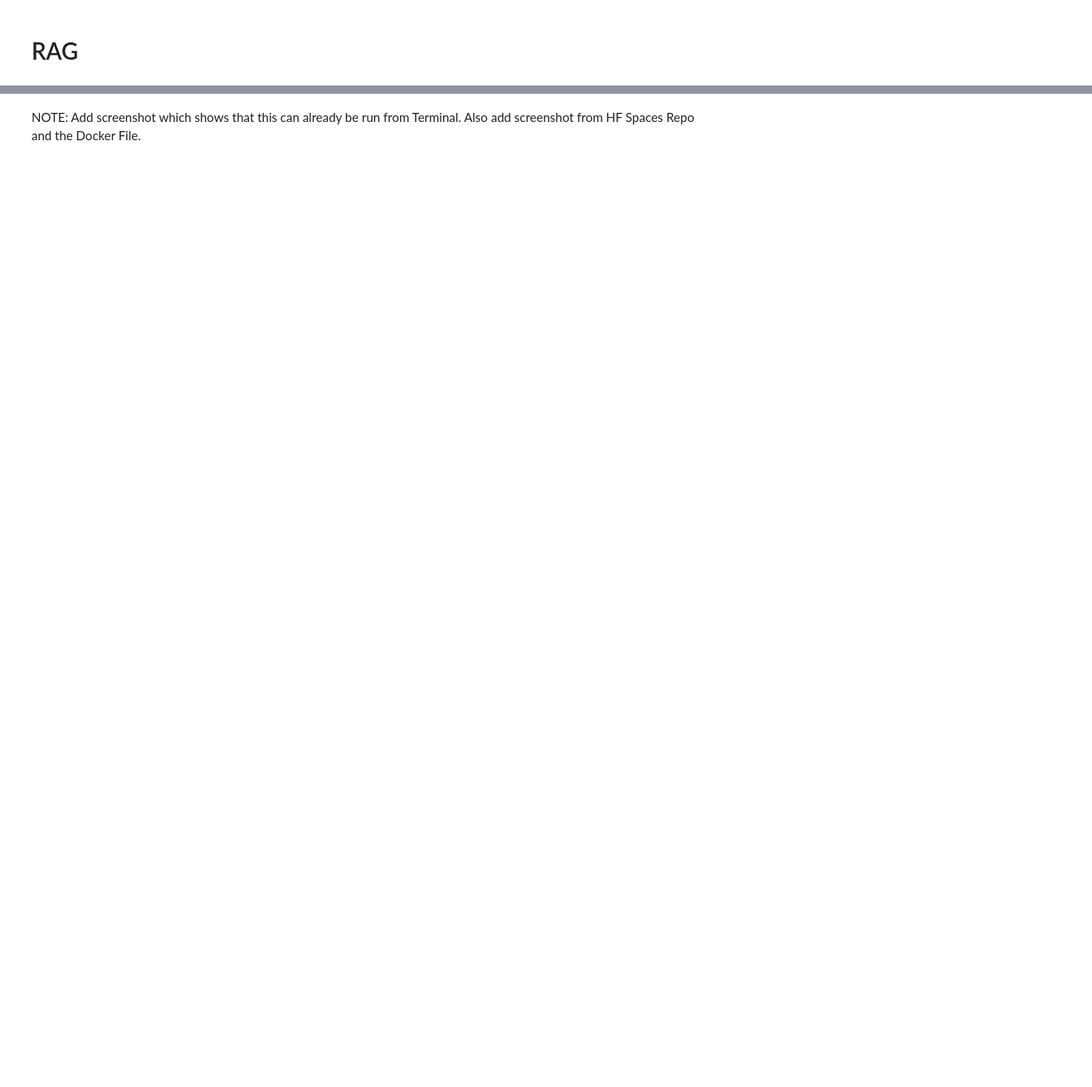
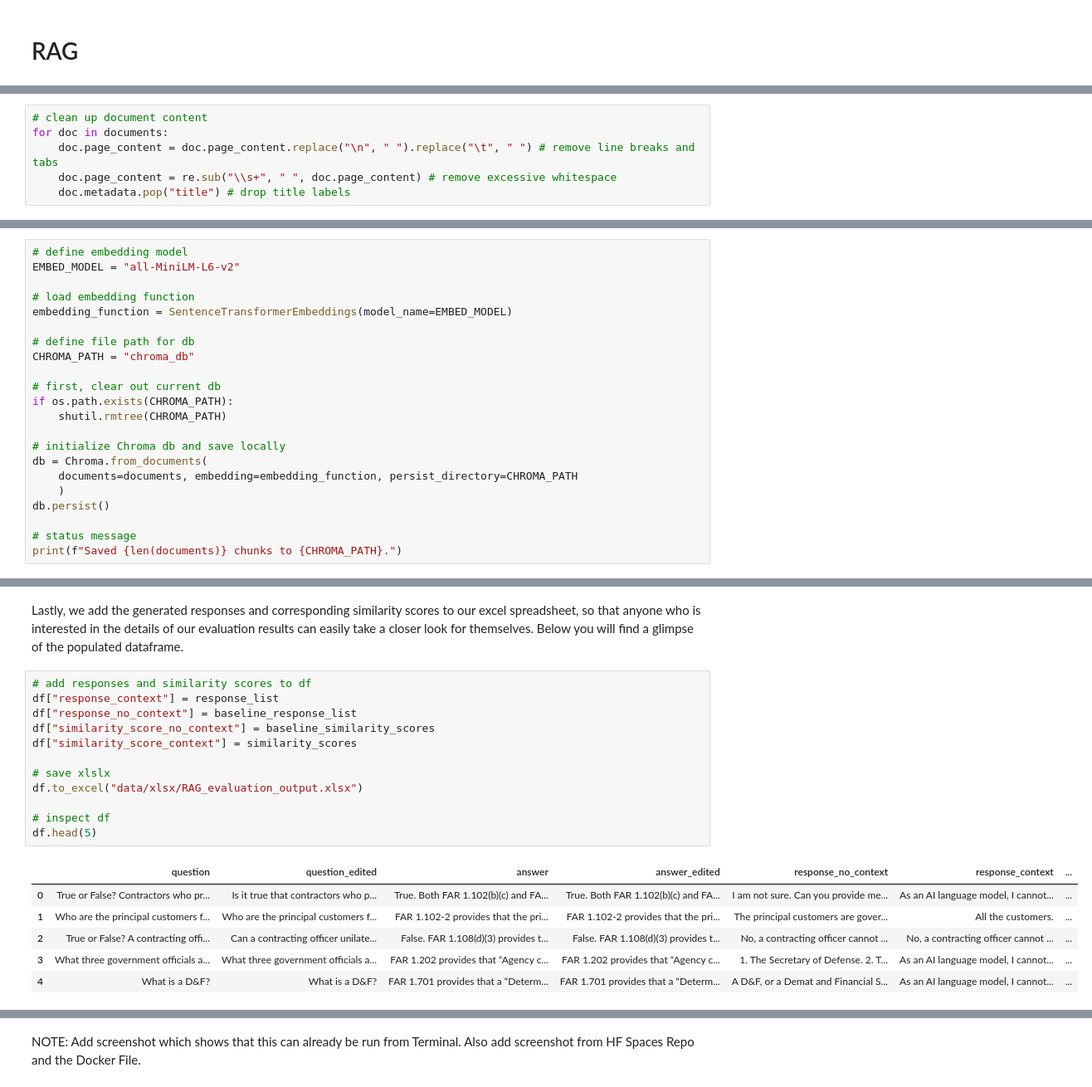
Before and after one commit to kaifoerster/dl-tutorial, a Jupyter notebook: Tutorial_RAG-C.ipynb, the cells around one changed output, grey strips where cells are left out. Shown at 83% size. Saved outputs shown, nothing was run; the diff lists cells and outputs as text; blank space fills up the shorter version.

```diff
--- a/Tutorial_RAG-C.ipynb
+++ b/Tutorial_RAG-C.ipynb
@@ -411,0 +442,6 @@ Replace the heading with the appropriate title for each subtask.
+# %%
+# clean up document content
+for doc in documents:
+    doc.page_content = doc.page_content.replace("\n", " ").replace("\t", " ") # remove line breaks and tabs
+    doc.page_content = re.sub("\\s+", " ", doc.page_content) # remove excessive whitespace
+    doc.metadata.pop("title") # drop title labels
@@ -411,0 +515,22 @@ Replace the heading with the appropriate title for each subtask.
+# %%
+# define embedding model
+EMBED_MODEL = "all-MiniLM-L6-v2"
+
+# load embedding function
+embedding_function = SentenceTransformerEmbeddings(model_name=EMBED_MODEL)
+
+# define file path for db
+CHROMA_PATH = "chroma_db"
+
+# first, clear out current db
+if os.path.exists(CHROMA_PATH):
+    shutil.rmtree(CHROMA_PATH)
+
+# initialize Chroma db and save locally
+db = Chroma.from_documents(
+    documents=documents, embedding=embedding_function, persist_directory=CHROMA_PATH
+    )
+db.persist()
+
+# status message
+print(f"Saved {len(documents)} chunks to {CHROMA_PATH}.")
@@ -411,0 +714,21 @@ Replace the heading with the appropriate title for each subtask.
+# %% [markdown]
+Lastly, we add the generated responses and corresponding similarity scores to our excel spreadsheet, so that anyone who is interested in the details of our evaluation results can easily take a closer look for themselves. Below you will find a glimpse of the populated dataframe.
+# %%
+# add responses and similarity scores to df
+df["response_context"] = response_list
+df["response_no_context"] = baseline_response_list
+df["similarity_score_no_context"] = baseline_similarity_scores
+df["similarity_score_context"] = similarity_scores
+
+# save xlslx
+df.to_excel("data/xlsx/RAG_evaluation_output.xlsx")
+
+# inspect df
+df.head(5)
+# %% [output]
+|  | question | question_edited | answer | answer_edited | response_no_context | response_context | ... |
+| 0 | True or False? Contractors who pr... | Is it true that contractors who p... | True. Both FAR 1.102(b)(c) and FA... | True. Both FAR 1.102(b)(c) and FA... | I am not sure. Can you provide me... | As an AI language model, I cannot... | ... |
+| 1 | Who are the principal customers f... | Who are the principal customers f... | FAR 1.102-2 provides that the pri... | FAR 1.102-2 provides that the pri... | The principal customers are gover... | All the customers. | ... |
+| 2 | True or False? A contracting offi... | Can a contracting officer unilate... | False. FAR 1.108(d)(3) provides t... | False. FAR 1.108(d)(3) provides t... | No, a contracting officer cannot ... | No, a contracting officer cannot ... | ... |
+| 3 | What three government officials a... | What three government officials a... | FAR 1.202 provides that “Agency c... | FAR 1.202 provides that “Agency c... | 1. The Secretary of Defense. 2. T... | As an AI language model, I cannot... | ... |
+| 4 | What is a D&F? | What is a D&F? | FAR 1.701 provides that a “Determ... | FAR 1.701 provides that a “Determ... | A D&F, or a Demat and Financial S... | As an AI language model, I cannot... | ... |
```
Also changed, not shown: parts of 50 cells of this notebook, 14 other files.
